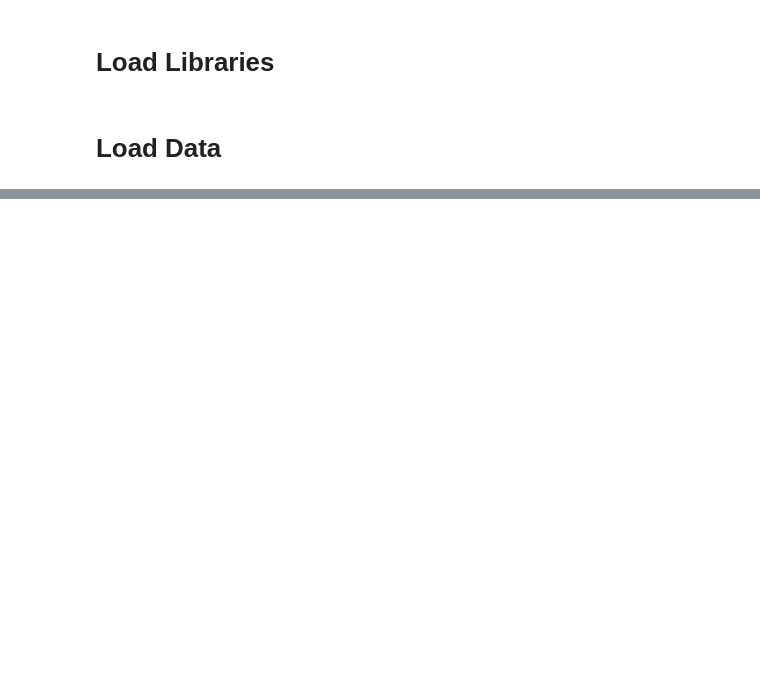
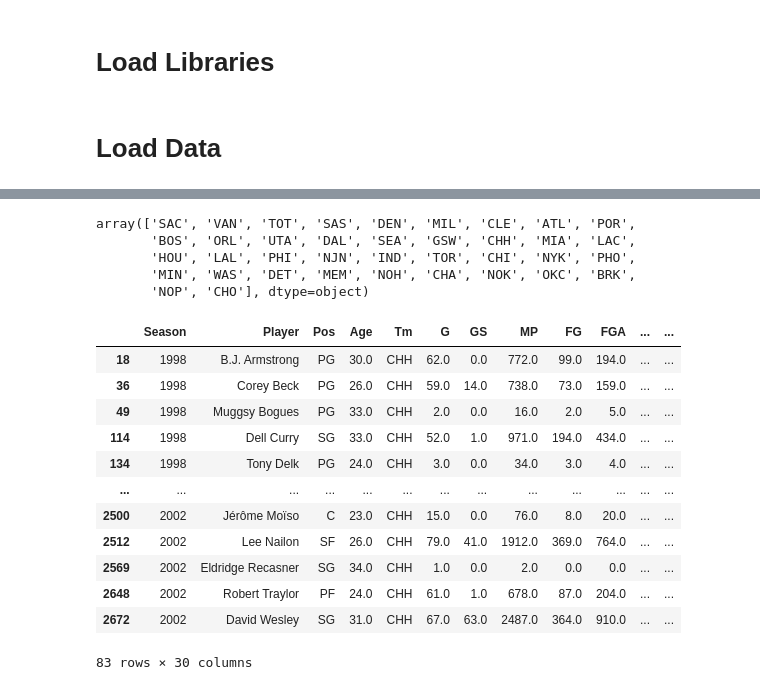
Before and after one commit to claykindiger/DSCI303FinalProject, a Jupyter notebook: Exercise4ForProject.ipynb, the cells around one changed output, grey strips where cells are left out. Drawn from its saved outputs; the diff is of its cells as text; code cells hidden in the pictures; blank space fills up the shorter version.

Commit message:
worked on combining dataframes

```diff
--- a/Exercise4ForProject.ipynb
+++ b/Exercise4ForProject.ipynb
@@ -84,0 +220,5 @@ multi_team_player
+# %%
+players = pd.read_csv('/Users/claykindiger/Documents/Rice/2023 Fall/DSCI 303/DSCI303FinalProject/data/players.csv')
+teams = pd.read_csv('/Users/claykindiger/Documents/Rice/2023 Fall/DSCI 303/DSCI303FinalProject/data/teams.csv')
+mvp = pd.read_csv('/Users/claykindiger/Documents/Rice/2023 Fall/DSCI 303/DSCI303FinalProject/data/mvp.csv')
+dpoy = pd.read_csv('/Users/claykindiger/Documents/Rice/2023 Fall/DSCI 303/DSCI303FinalProject/data/dpoy.csv')
@@ -84,0 +262,26 @@ multi_team_player
+# %%
+players = players[players['Player'] != 'Player']
+# %%
+players.Tm.unique()
+# %% [output]
+array(['SAC', 'VAN', 'TOT', 'SAS', 'DEN', 'MIL', 'CLE', 'ATL', 'POR',
+       'BOS', 'ORL', 'UTA', 'DAL', 'SEA', 'GSW', 'CHH', 'MIA', 'LAC',
+       'HOU', 'LAL', 'PHI', 'NJN', 'IND', 'TOR', 'CHI', 'NYK', 'PHO',
+       'MIN', 'WAS', 'DET', 'MEM', 'NOH', 'CHA', 'NOK', 'OKC', 'BRK',
+       'NOP', 'CHO'], dtype=object)
+# %%
+players[players['Tm'] == 'CHH']
+# %% [output]
+|  | Season | Player | Pos | Age | Tm | G | GS | MP | FG | FGA | ... | ... |
+| 18 | 1998 | B.J. Armstrong | PG | 30.0 | CHH | 62.0 | 0.0 | 772.0 | 99.0 | 194.0 | ... | ... |
+| 36 | 1998 | Corey Beck | PG | 26.0 | CHH | 59.0 | 14.0 | 738.0 | 73.0 | 159.0 | ... | ... |
+| 49 | 1998 | Muggsy Bogues | PG | 33.0 | CHH | 2.0 | 0.0 | 16.0 | 2.0 | 5.0 | ... | ... |
+| 114 | 1998 | Dell Curry | SG | 33.0 | CHH | 52.0 | 1.0 | 971.0 | 194.0 | 434.0 | ... | ... |
+| 134 | 1998 | Tony Delk | PG | 24.0 | CHH | 3.0 | 0.0 | 34.0 | 3.0 | 4.0 | ... | ... |
+| ... | ... | ... | ... | ... | ... | ... | ... | ... | ... | ... | ... | ... |
+| 2500 | 2002 | Jérôme Moïso | C | 23.0 | CHH | 15.0 | 0.0 | 76.0 | 8.0 | 20.0 | ... | ... |
+| 2512 | 2002 | Lee Nailon | SF | 26.0 | CHH | 79.0 | 41.0 | 1912.0 | 369.0 | 764.0 | ... | ... |
+| 2569 | 2002 | Eldridge Recasner | SG | 34.0 | CHH | 1.0 | 0.0 | 2.0 | 0.0 | 0.0 | ... | ... |
+| 2648 | 2002 | Robert Traylor | PF | 24.0 | CHH | 61.0 | 1.0 | 678.0 | 87.0 | 204.0 | ... | ... |
+| 2672 | 2002 | David Wesley | SG | 31.0 | CHH | 67.0 | 63.0 | 2487.0 | 364.0 | 910.0 | ... | ... |
+83 rows × 30 columns
```
Also changed, not shown: parts of 41 cells of this notebook, 5 other files.
